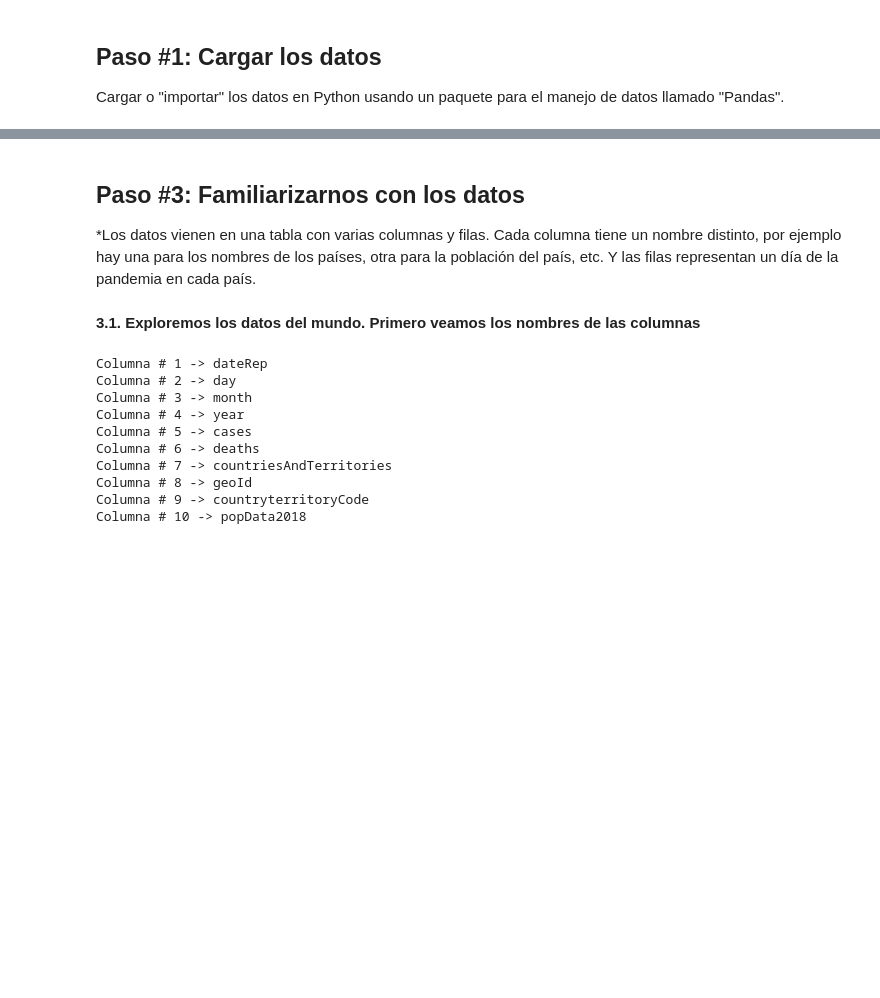
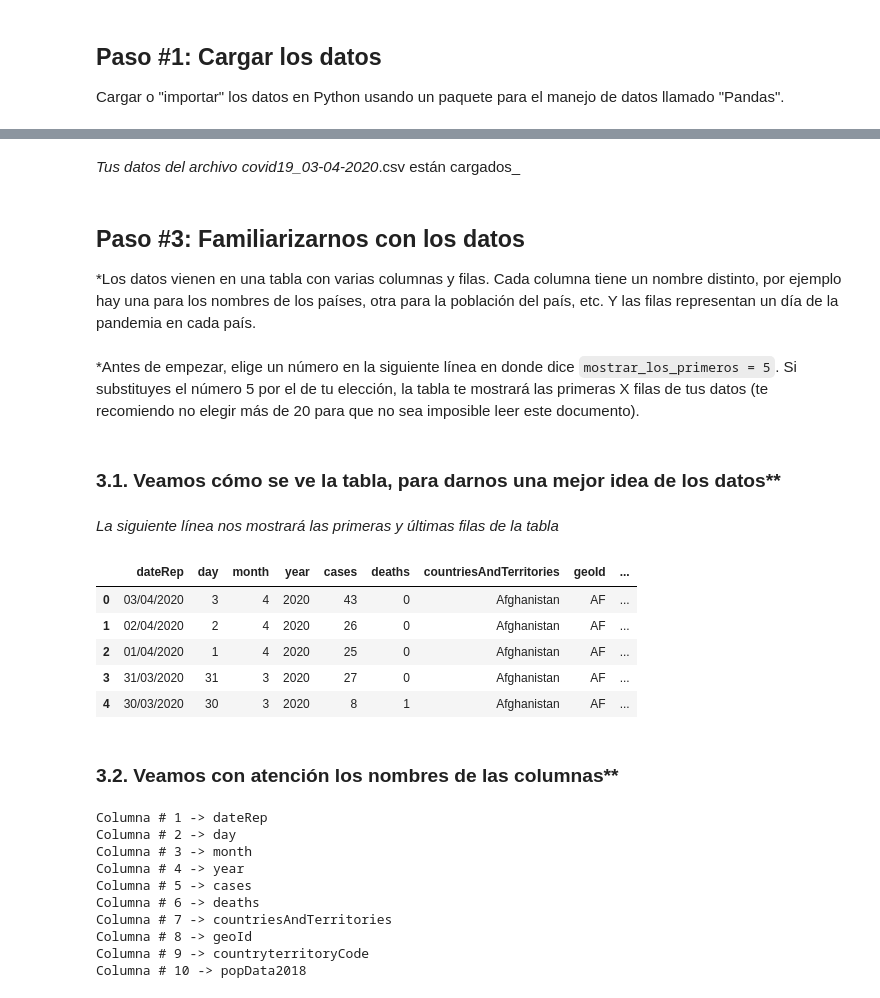
Before and after one commit to damian-romero/covid19_mx, a Jupyter notebook: covid/covid19mx_notebook.ipynb, the cells around one changed output, grey strips where cells are left out. Saved outputs shown, nothing was run; the diff lists cells and outputs as text; code cells hidden in the pictures; blank space fills up the shorter version.

````diff
--- a/covid/covid19mx_notebook.ipynb
+++ b/covid/covid19mx_notebook.ipynb
@@ -35,3 +33,12 @@ datos_mundo = read_csv(folder_datos + "covid19.csv")
+# %%
+folder_datos = 'datos/'
+datos_mundo = read_csv(folder_datos + datos.encabezado.tabla_de_datos)
+if not datos_mundo.empty:
+    display(Markdown(f"""_Tus datos del archivo {datos.encabezado.tabla_de_datos} están cargados_"""))
+# %% [output]
+_Tus datos del archivo covid19_03-04-2020_.csv están cargados_
 # %% [markdown]
 ## Paso #3: Familiarizarnos con los datos
 *Los datos vienen en una tabla con varias columnas y filas. Cada columna tiene un nombre distinto, por ejemplo hay una para los nombres de los países, otra para la población del país, etc. Y las filas representan un día de la pandemia en cada país.
+# %% [markdown]
+*Antes de empezar, elige un número en la siguiente línea en donde dice ```mostrar_los_primeros = 5```. Si substituyes el número 5 por el de tu elección, la tabla te mostrará las primeras X filas de tus datos (te recomiendo no elegir más de 20 para que no sea imposible leer este documento).
@@ -38,3 +47,16 @@ datos_mundo = read_csv(folder_datos + "covid19.csv")
+# %% [markdown]
+### 3.1. Veamos cómo se ve la tabla, para darnos una mejor idea de los datos**
+# %% [markdown]
+*La siguiente línea nos mostrará las primeras y últimas filas de la tabla*
+# %%
+datos_mundo.head(mostrar_los_primeros_n)
+# %% [output]
+|  | dateRep | day | month | year | cases | deaths | countriesAndTerritories | geoId | ... |
+| 0 | 03/04/2020 | 3 | 4 | 2020 | 43 | 0 | Afghanistan | AF | ... |
+| 1 | 02/04/2020 | 2 | 4 | 2020 | 26 | 0 | Afghanistan | AF | ... |
+| 2 | 01/04/2020 | 1 | 4 | 2020 | 25 | 0 | Afghanistan | AF | ... |
+| 3 | 31/03/2020 | 31 | 3 | 2020 | 27 | 0 | Afghanistan | AF | ... |
+| 4 | 30/03/2020 | 30 | 3 | 2020 | 8 | 1 | Afghanistan | AF | ... |
 # %% [markdown]
-**3.1. Exploremos los datos del mundo. Primero veamos los nombres de las columnas**
+### 3.2. Veamos con atención los nombres de las columnas**
 # %%
````
Also changed, not shown: parts of 52 cells of this notebook, 8 other files.
